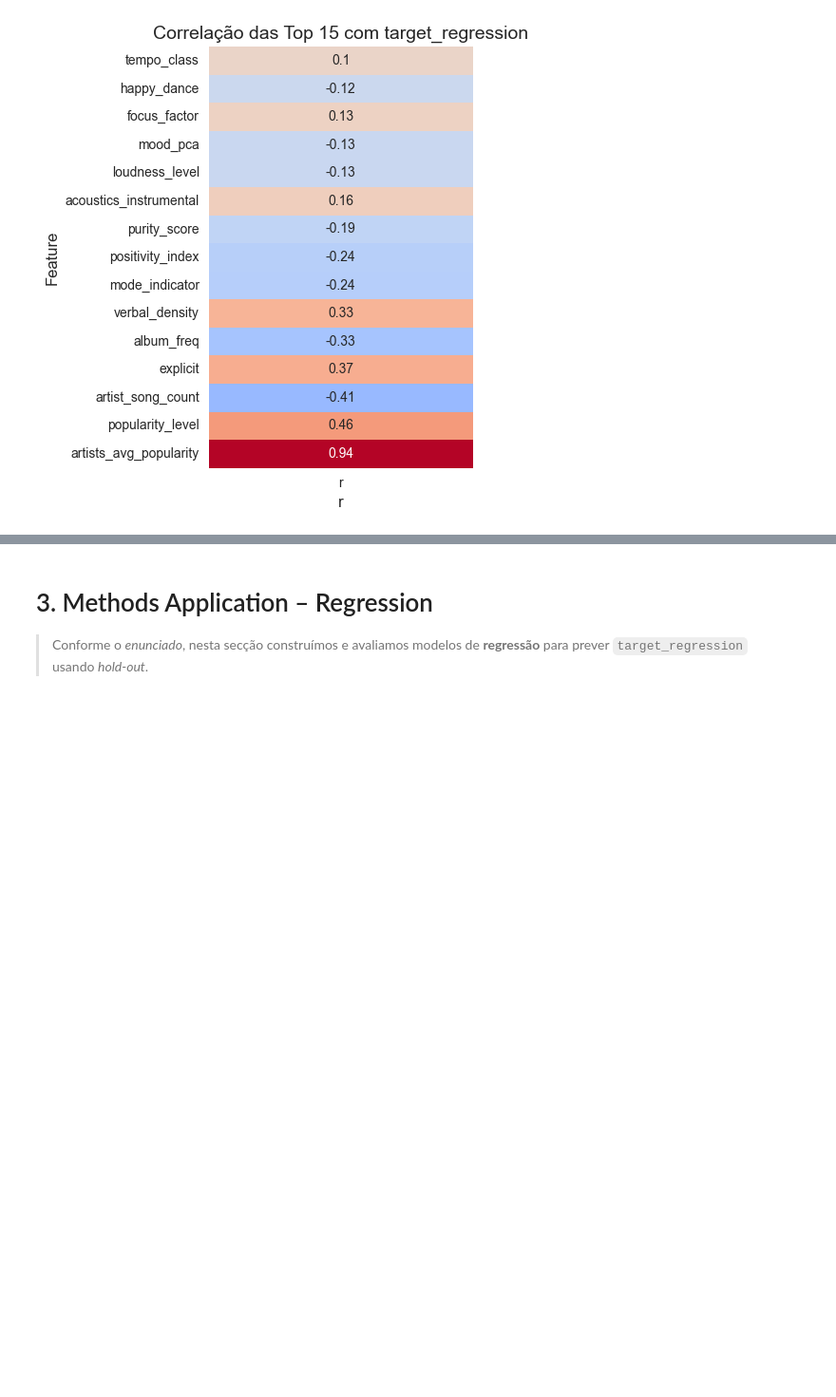
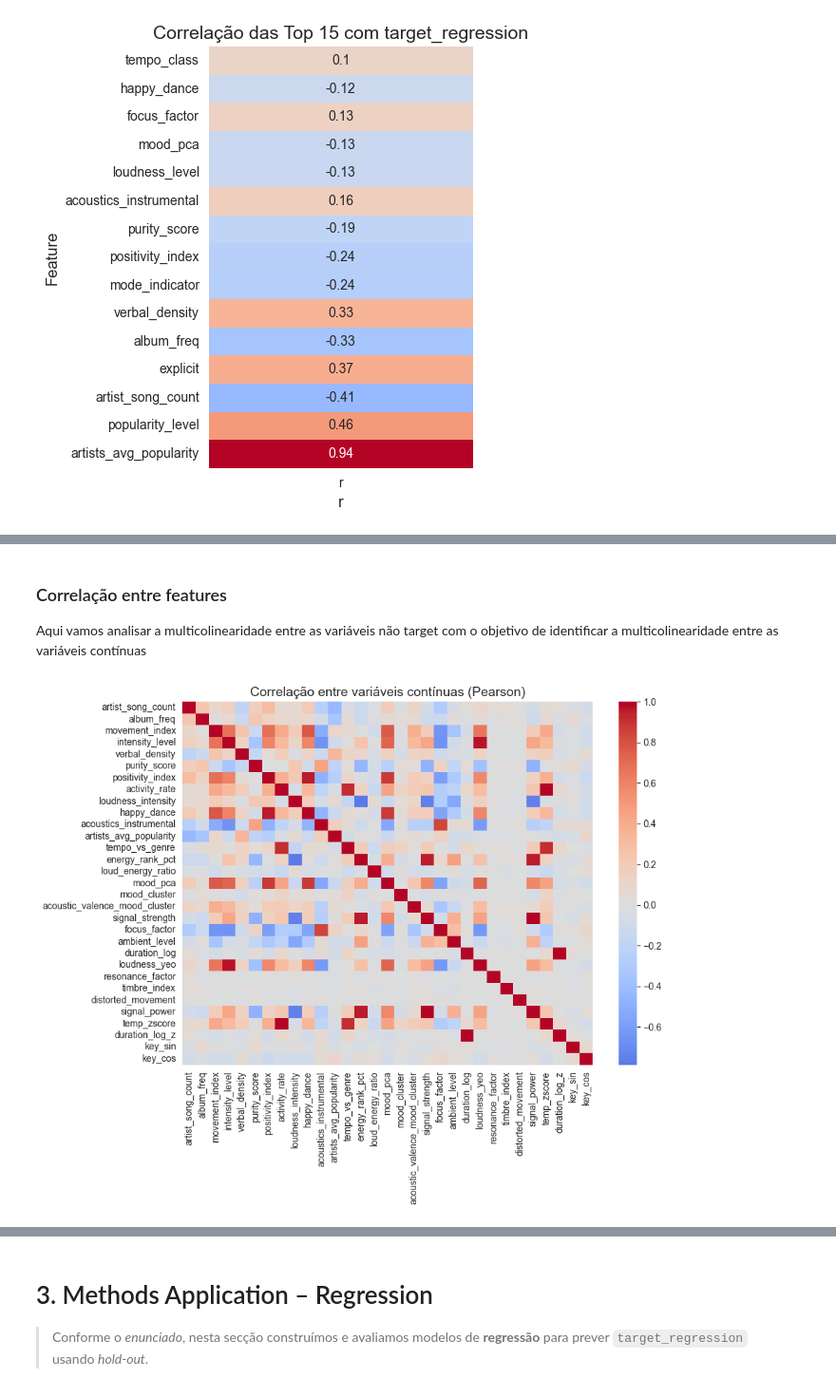
Before and after one commit to Mendoncaa/APRAU_G15, a Jupyter notebook: Projeto_1.ipynb, the cells around one changed output, grey strips where cells are left out. Shown at 95% size. Drawn from its saved outputs; the diff is of its cells as text; code cells hidden in the pictures; blank space fills up the shorter version.

```diff
--- a/Projeto_1.ipynb
+++ b/Projeto_1.ipynb
@@ -652,0 +608,12 @@ Top 10 F-score (classificação):
+# %% [markdown]
+### Correlação entre features
+Aqui vamos analisar a multicolinearidade entre as variáveis não target com o objetivo de identificar a multicolinearidade entre as variáveis contínuas
+# %%
+plt.figure(figsize=(10,8))
+cont_corr = df[continuous_cols].corr(method='pearson')
+sns.heatmap(cont_corr, cmap='coolwarm', center=0)
+plt.title('Correlação entre variáveis contínuas (Pearson)')
+plt.tight_layout()
+plt.show()
+# %% [output]
+[figure, added]
```
Also changed, not shown: parts of 20 cells of this notebook.
